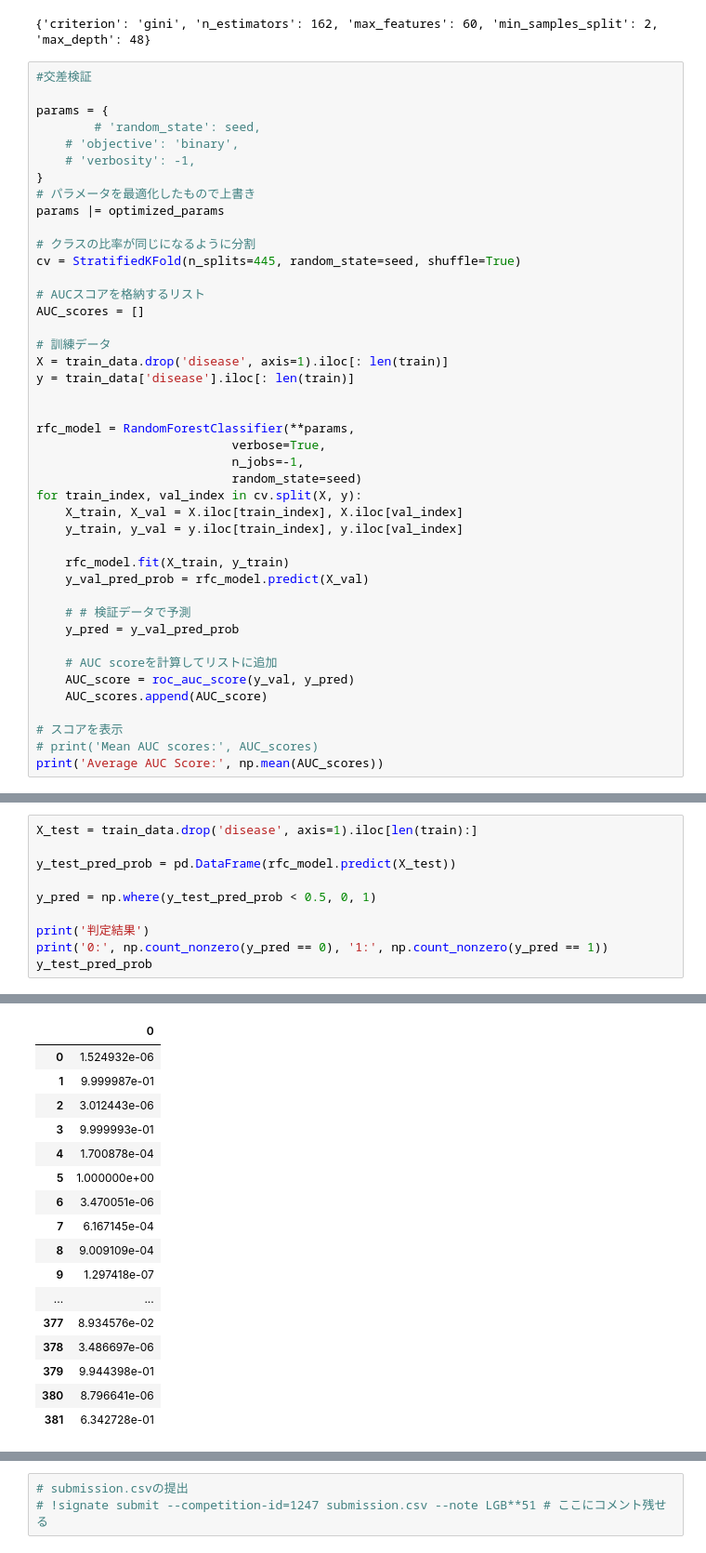
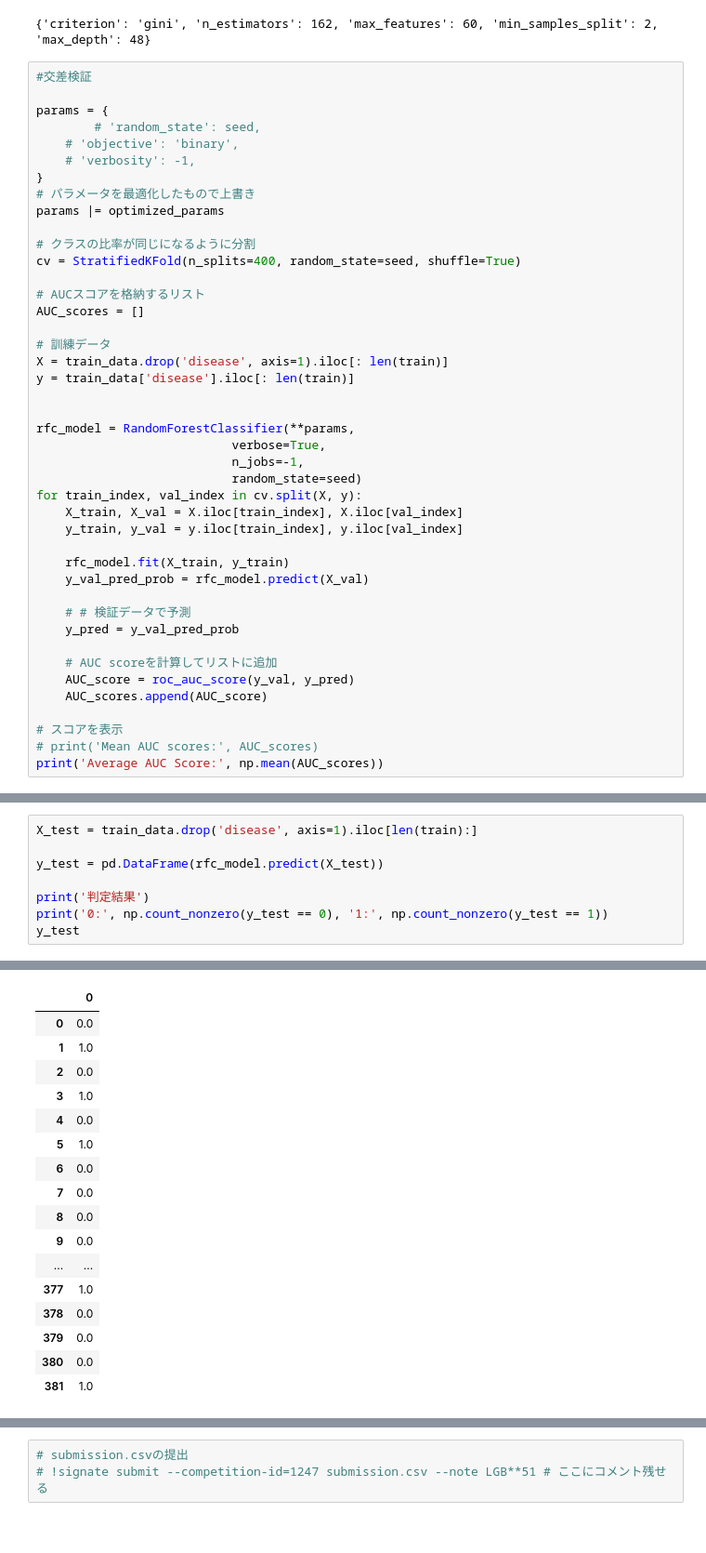
Before and after one commit to MiUPa/docker_book, a Jupyter notebook: SIGNATE_265/model_choice.ipynb, the cells around one changed output, grey strips where cells are left out. Shown at 93% size. Drawn from its saved outputs; the diff is of its cells as text.

```diff
--- a/SIGNATE_265/model_choice.ipynb
+++ b/SIGNATE_265/model_choice.ipynb
@@ -274,7 +274,7 @@ params = {
 params |= optimized_params
 
 # クラスの比率が同じになるように分割
-cv = StratifiedKFold(n_splits=445, random_state=seed, shuffle=True)
+cv = StratifiedKFold(n_splits=400, random_state=seed, shuffle=True)
 
 # AUCスコアを格納するリスト
 AUC_scores = []
@@ -326,12 +331,10 @@ print('Average AUC Score:', np.mean(AUC_scores))
 # %%
 X_test = train_data.drop('disease', axis=1).iloc[len(train):]
 
-y_test_pred_prob = pd.DataFrame(rfc_model.predict(X_test))
-
-y_pred = np.where(y_test_pred_prob < 0.5, 0, 1)
+y_test = pd.DataFrame(rfc_model.predict(X_test))
 
 print('判定結果')
-print('0:', np.count_nonzero(y_pred == 0), '1:', np.count_nonzero(y_pred == 1))
-y_test_pred_prob
+print('0:', np.count_nonzero(y_test == 0), '1:', np.count_nonzero(y_test == 1))
+y_test
 # %% [output]
 判定結果
@@ -339,17 +345,17 @@ y_test_pred_prob
 |  | 0 |
-| 0 | 1.524932e-06 |
-| 1 | 9.999987e-01 |
-| 2 | 3.012443e-06 |
-| 3 | 9.999993e-01 |
-| 4 | 1.700878e-04 |
-| 5 | 1.000000e+00 |
-| 6 | 3.470051e-06 |
-| 7 | 6.167145e-04 |
-| 8 | 9.009109e-04 |
-| 9 | 1.297418e-07 |
+| 0 | 0.0 |
+| 1 | 1.0 |
+| 2 | 0.0 |
+| 3 | 1.0 |
+| 4 | 0.0 |
+| 5 | 1.0 |
+| 6 | 0.0 |
+| 7 | 0.0 |
+| 8 | 0.0 |
+| 9 | 0.0 |
 | ... | ... |
-| 377 | 8.934576e-02 |
-| 378 | 3.486697e-06 |
-| 379 | 9.944398e-01 |
-| 380 | 8.796641e-06 |
-| 381 | 6.342728e-01 |
+| 377 | 1.0 |
+| 378 | 0.0 |
+| 379 | 0.0 |
+| 380 | 0.0 |
+| 381 | 1.0 |
```
Also changed, not shown: parts of 4 cells of this notebook.
